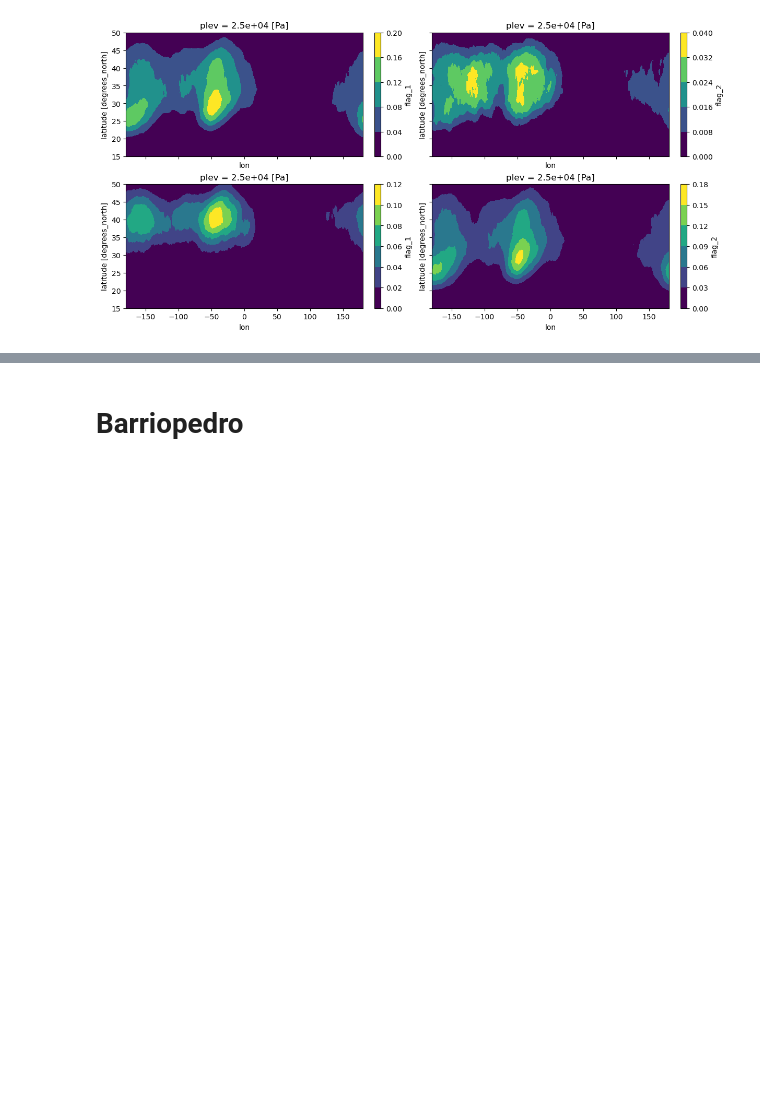
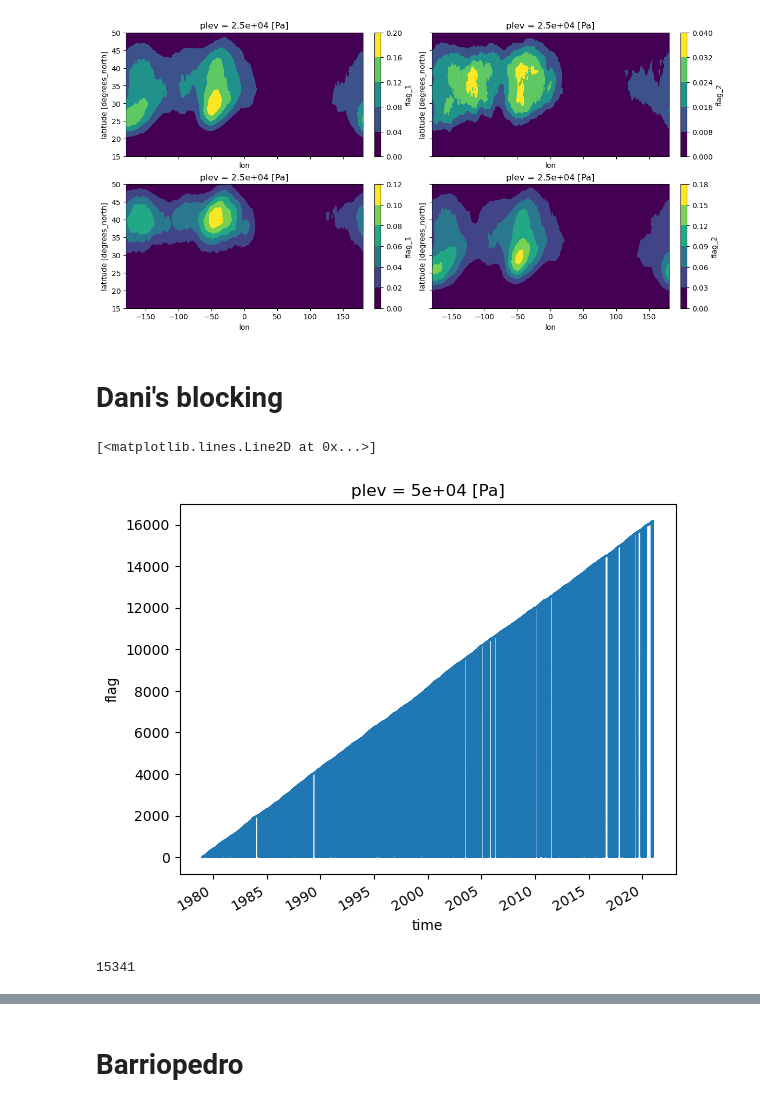
Before and after one commit to hbanderier/persistent-extremes-era5, a Jupyter notebook: tests.ipynb, the cells around one changed output, grey strips where cells are left out. Saved outputs shown, nothing was run; the diff lists cells and outputs as text; code cells hidden in the pictures; blank space fills up the shorter version.

```diff
--- a/tests.ipynb
+++ b/tests.ipynb
@@ -20,3 +20,17 @@ for ax in axes:
     ax.set_ylim([15, 50])
 # %% [output]
 [figure]
+# %% [markdown]
+# Dani's blocking
+# %%
+blocks = xr.open_dataarray('/scratch3/steidani/data/era5/blocking/z500/Blocks_Z500.nc')
+block_df = pd.read_csv('/scratch3/steidani/data/era5/blocking/z500/Blocks_lifecycle_Z500.csv')
+# %%
+blocks.max(dim=['lon', 'lat']).plot()
+# %% [output]
+[<matplotlib.lines.Line2D at 0x...>]
+[figure, added]
+# %%
+len(blocks.time)
+# %% [output]
+15341
```
Also changed, not shown: parts of 1 cell of this notebook, 3 other files.
